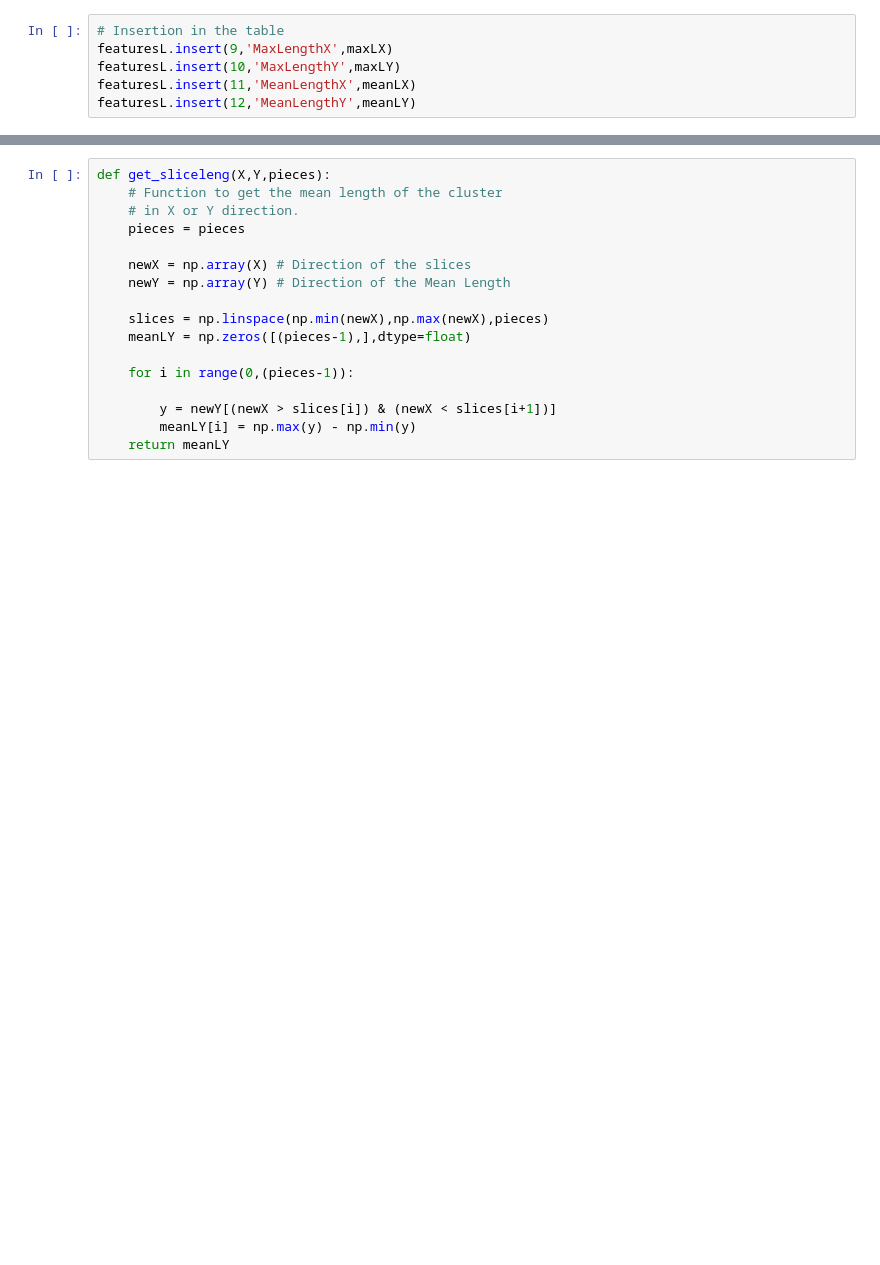
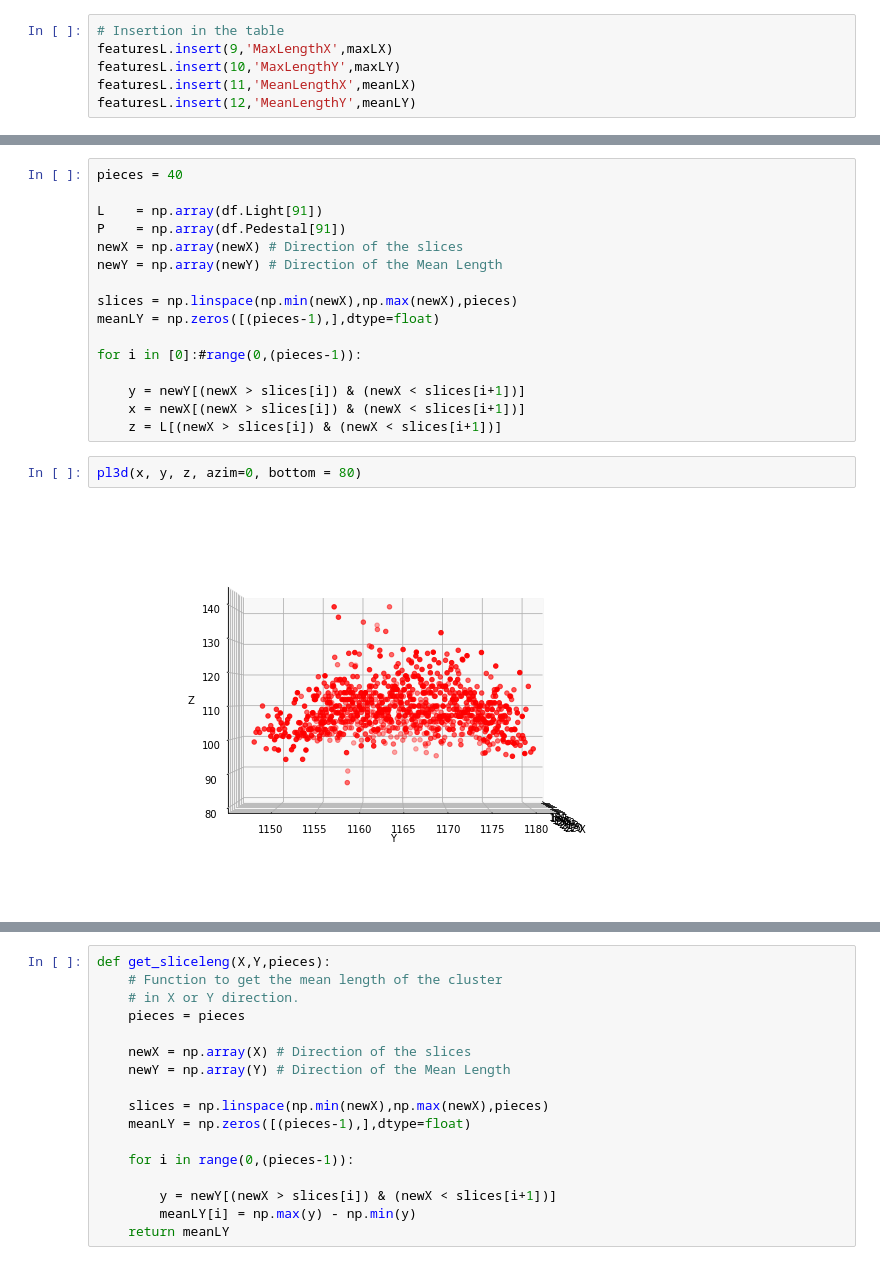
Before and after one commit to igorabritta/cygno, a Jupyter notebook: CreateVariables.ipynb, the cells around one changed output, grey strips where cells are left out. Drawn from its saved outputs; the diff is of its cells as text; blank space fills up the shorter version.

```diff
--- a/CreateVariables.ipynb
+++ b/CreateVariables.ipynb
@@ -278,0 +301,20 @@ plot2hist(featuresL.MeanLengthX/featuresL.MeanLengthY, bins = 40, nsd = 3, nse =
+# %%
+pieces = 40
+
+L    = np.array(df.Light[91])
+P    = np.array(df.Pedestal[91])
+newX = np.array(newX) # Direction of the slices
+newY = np.array(newY) # Direction of the Mean Length
+
+slices = np.linspace(np.min(newX),np.max(newX),pieces)
+meanLY = np.zeros([(pieces-1),],dtype=float)
+
+for i in [0]:#range(0,(pieces-1)):
+
+    y = newY[(newX > slices[i]) & (newX < slices[i+1])]
+    x = newX[(newX > slices[i]) & (newX < slices[i+1])]
+    z = L[(newX > slices[i]) & (newX < slices[i+1])]
+# %%
+pl3d(x, y, z, azim=0, bottom = 80)
+# %% [output]
+[figure, added]
```
Also changed, not shown: parts of 11 cells of this notebook, 2 other files.
